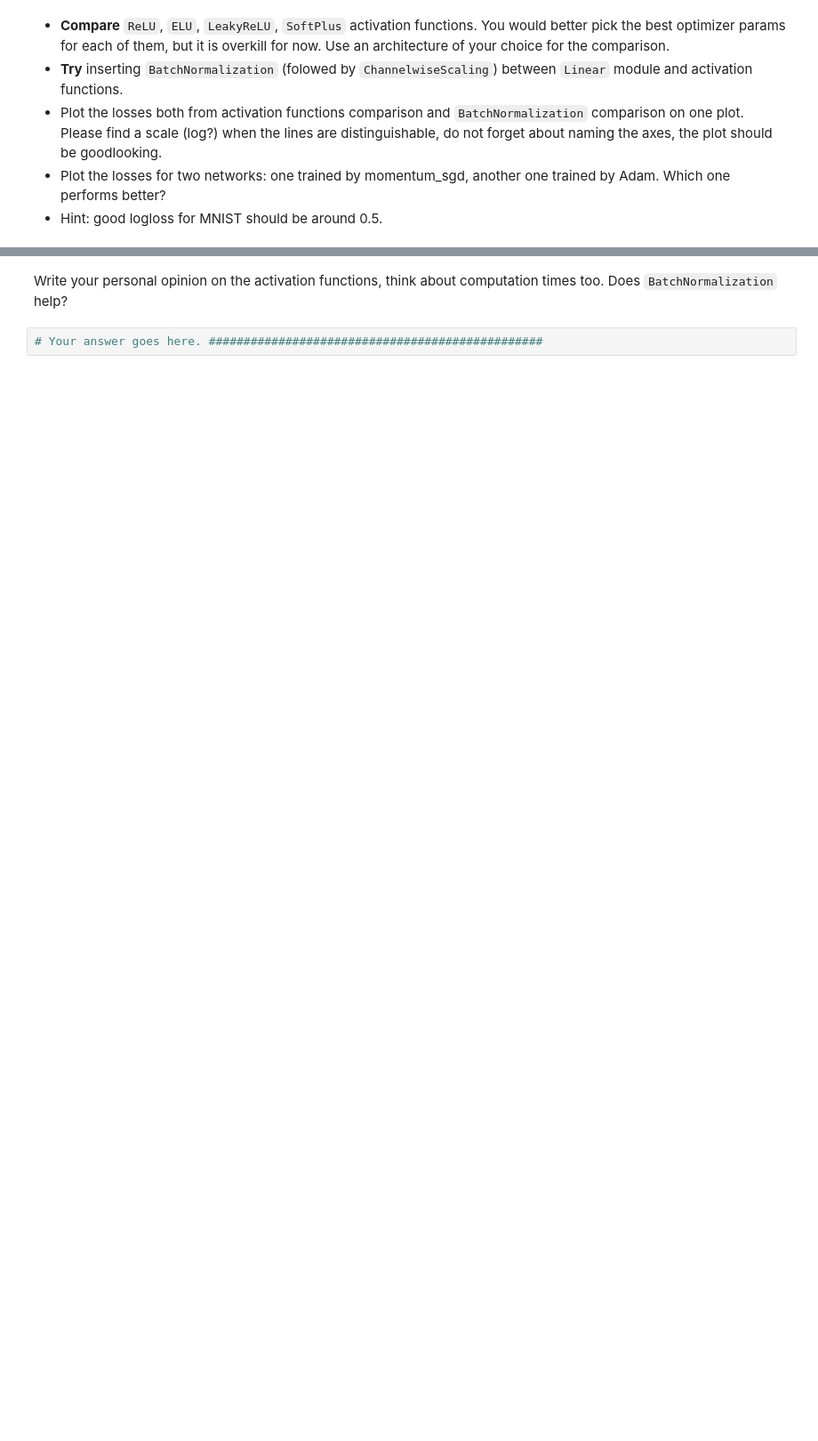
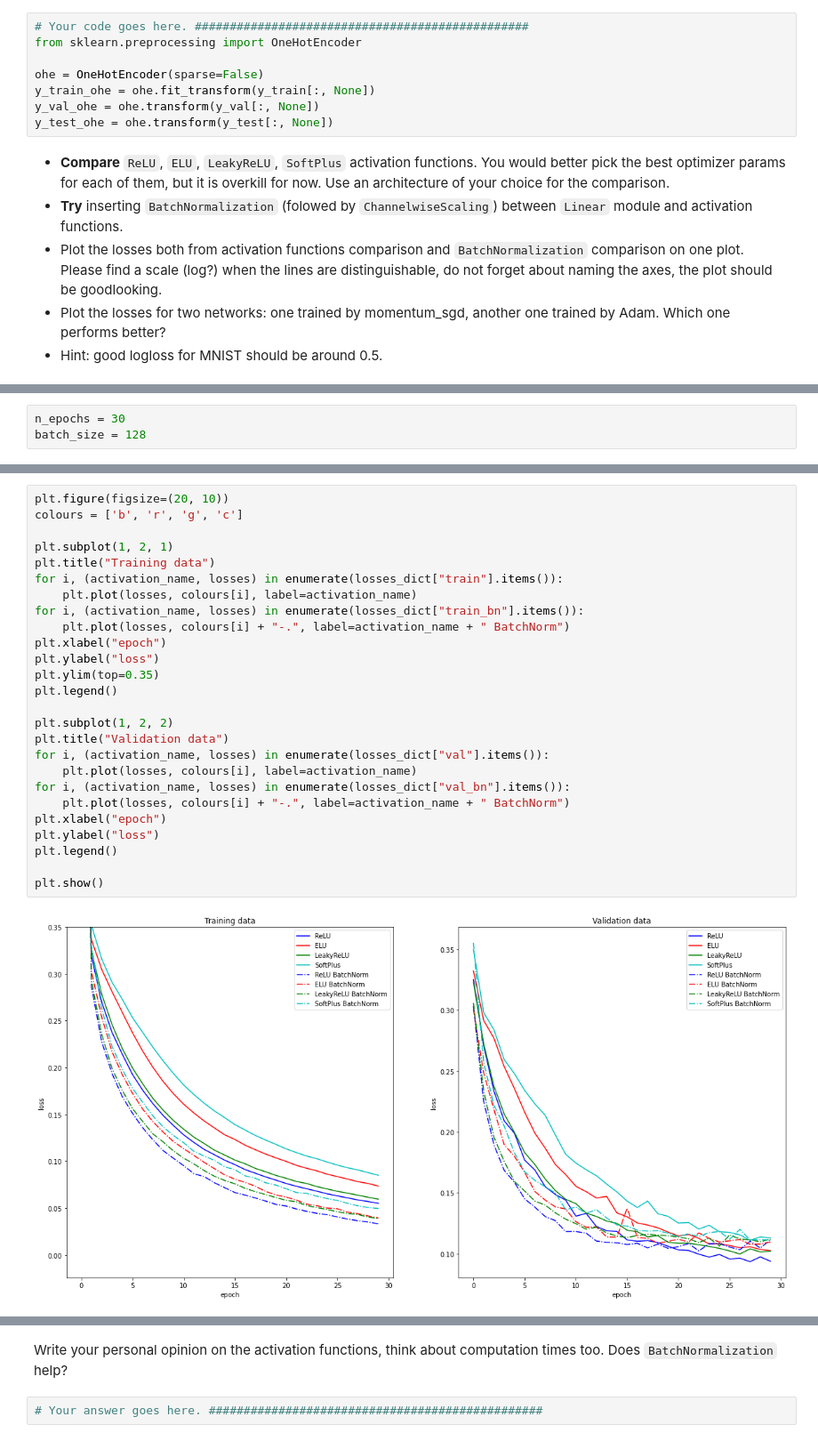
Before and after one commit to aeglushkov/made-ml-2021, a Jupyter notebook: homeworks/assignment0_05_nn_from_scratch/main_notebook.ipynb, the cells around one changed output, grey strips where cells are left out. Shown at 89% size. Saved outputs shown, nothing was run; the diff lists cells and outputs as text; blank space fills up the shorter version.

```diff
--- a/homeworks/assignment0_05_nn_from_scratch/main_notebook.ipynb
+++ b/homeworks/assignment0_05_nn_from_scratch/main_notebook.ipynb
@@ -171,3 +164,11 @@ One-hot encode the labels first.
+# %%
+# Your code goes here. ################################################
+from sklearn.preprocessing import OneHotEncoder
+
+ohe = OneHotEncoder(sparse=False)
+y_train_ohe = ohe.fit_transform(y_train[:, None])
+y_val_ohe = ohe.transform(y_val[:, None])
+y_test_ohe = ohe.transform(y_test[:, None])
 # %% [markdown]
 - **Compare** `ReLU`, `ELU`, `LeakyReLU`, `SoftPlus` activation functions.
 You would better pick the best optimizer params for each of them, but it is overkill for now. Use an architecture of your choice for the comparison.
@@ -179,0 +261,3 @@ You would better pick the best optimizer params for each of them, but it is over
+# %%
+n_epochs = 30
+batch_size = 128
@@ -179,0 +337,28 @@ You would better pick the best optimizer params for each of them, but it is over
+# %%
+plt.figure(figsize=(20, 10))
+colours = ['b', 'r', 'g', 'c']
+
+plt.subplot(1, 2, 1)
+plt.title("Training data")
+for i, (activation_name, losses) in enumerate(losses_dict["train"].items()):
+    plt.plot(losses, colours[i], label=activation_name)
+for i, (activation_name, losses) in enumerate(losses_dict["train_bn"].items()):
+    plt.plot(losses, colours[i] + "-.", label=activation_name + " BatchNorm")
+plt.xlabel("epoch")
+plt.ylabel("loss")
+plt.ylim(top=0.35)
+plt.legend()
+
+plt.subplot(1, 2, 2)
+plt.title("Validation data")
+for i, (activation_name, losses) in enumerate(losses_dict["val"].items()):
+    plt.plot(losses, colours[i], label=activation_name)
+for i, (activation_name, losses) in enumerate(losses_dict["val_bn"].items()):
+    plt.plot(losses, colours[i] + "-.", label=activation_name + " BatchNorm")
+plt.xlabel("epoch")
+plt.ylabel("loss")
+plt.legend()
+
+plt.show()
+# %% [output]
+[figure, added]
```
Also changed, not shown: parts of 29 cells of this notebook, 2 other files.
